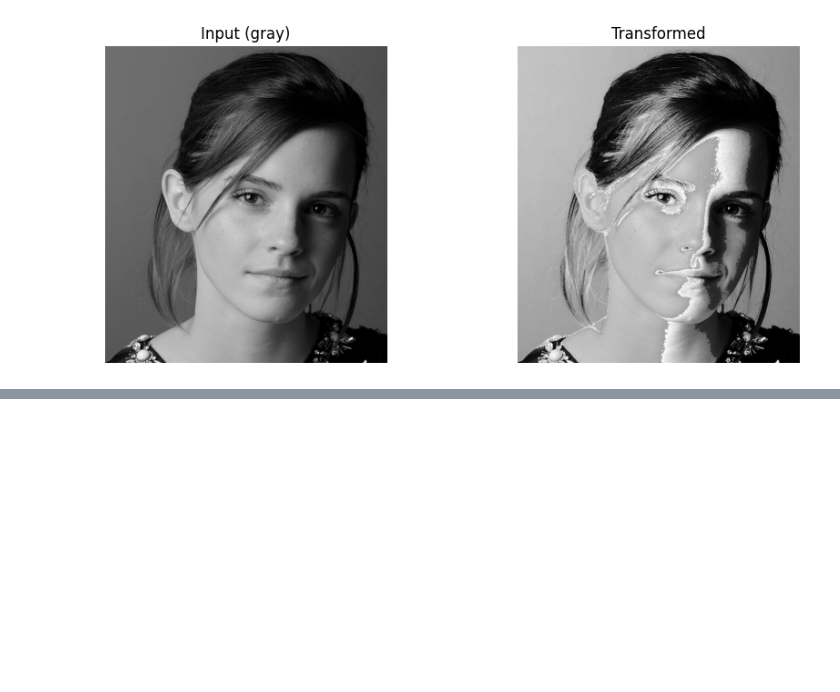
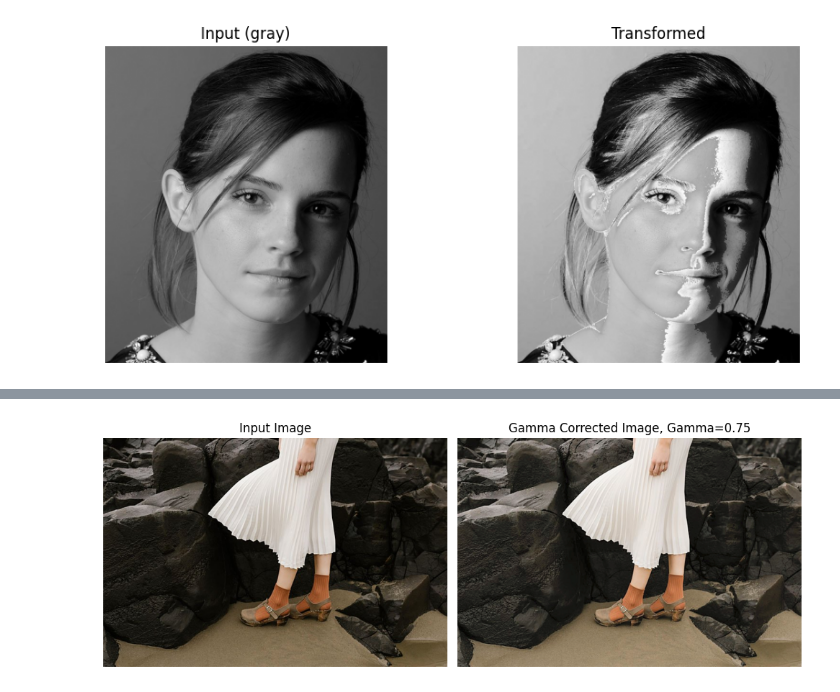
Before and after one commit to CrishmiCosta/MScSem02CVAssignment, a Jupyter notebook: CV_Assignment_Semester_3.ipynb, the cells around one changed output, grey strips where cells are left out. Saved outputs shown, nothing was run; the diff lists cells and outputs as text; code cells hidden in the pictures; blank space fills up the shorter version.

```diff
--- a/CV_Assignment_Semester_3.ipynb
+++ b/CV_Assignment_Semester_3.ipynb
@@ -49,0 +107,28 @@ plt.tight_layout(); plt.show()
+# %%
+img_path = "/content/sample_data/highlights_and_shadows.jpg"
+outdir = "q3_outputs"; os.makedirs(outdir, exist_ok=True)
+# %%
+bgr = cv2.imread(img_path)
+lab = cv2.cvtColor(bgr, cv2.COLOR_BGR2LAB)
+L, a, b = cv2.split(lab)
+# %%
+#(a)Applying gamma correction
+gamma = 0.75
+L_norm = L.astype(np.float32) / 255.0
+L_corr = np.power(L_norm, gamma)
+L_corr_u8 = np.clip(L_corr * 255.0, 0, 255).astype(np.uint8)
+
+lab_corr = cv2.merge([L_corr_u8, a, b])
+bgr_corr = cv2.cvtColor(lab_corr, cv2.COLOR_LAB2BGR)
+
+cv2.imwrite(os.path.join(outdir,"q3_input.png"), bgr)
+cv2.imwrite(os.path.join(outdir,"q3_gamma075.png"), bgr_corr)
+
+#Images of input and corrected images
+plt.figure(figsize=(10,5))
+plt.subplot(1,2,1); plt.imshow(cv2.cvtColor(bgr, cv2.COLOR_BGR2RGB)); plt.title("Input Image"); plt.axis("off")
+plt.subplot(1,2,2); plt.imshow(cv2.cvtColor(bgr_corr, cv2.COLOR_BGR2RGB)); plt.title("Gamma Corrected Image, Gamma=0.75"); plt.axis("off")
+plt.tight_layout(); plt.savefig(os.path.join(outdir, "q3_image_comparison.png"), dpi=150)
+plt.show()
+# %% [output]
+[figure, added]
```
Also changed, not shown: parts of 19 cells of this notebook, 17 other files.
